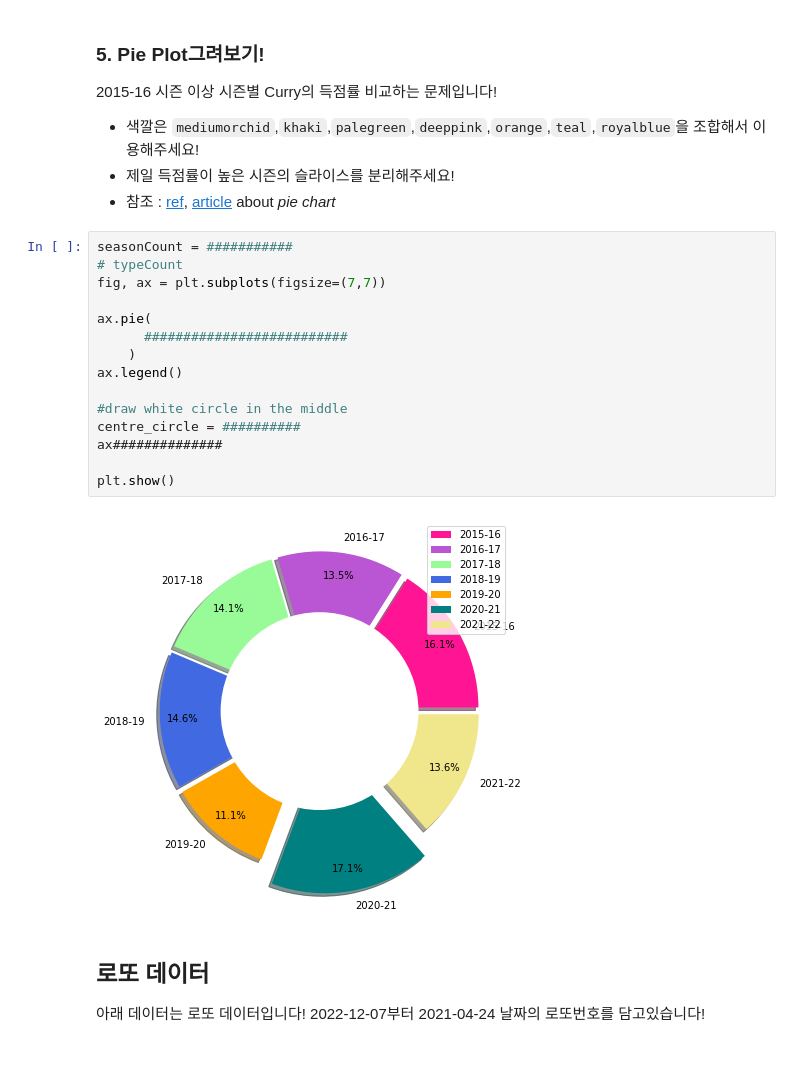
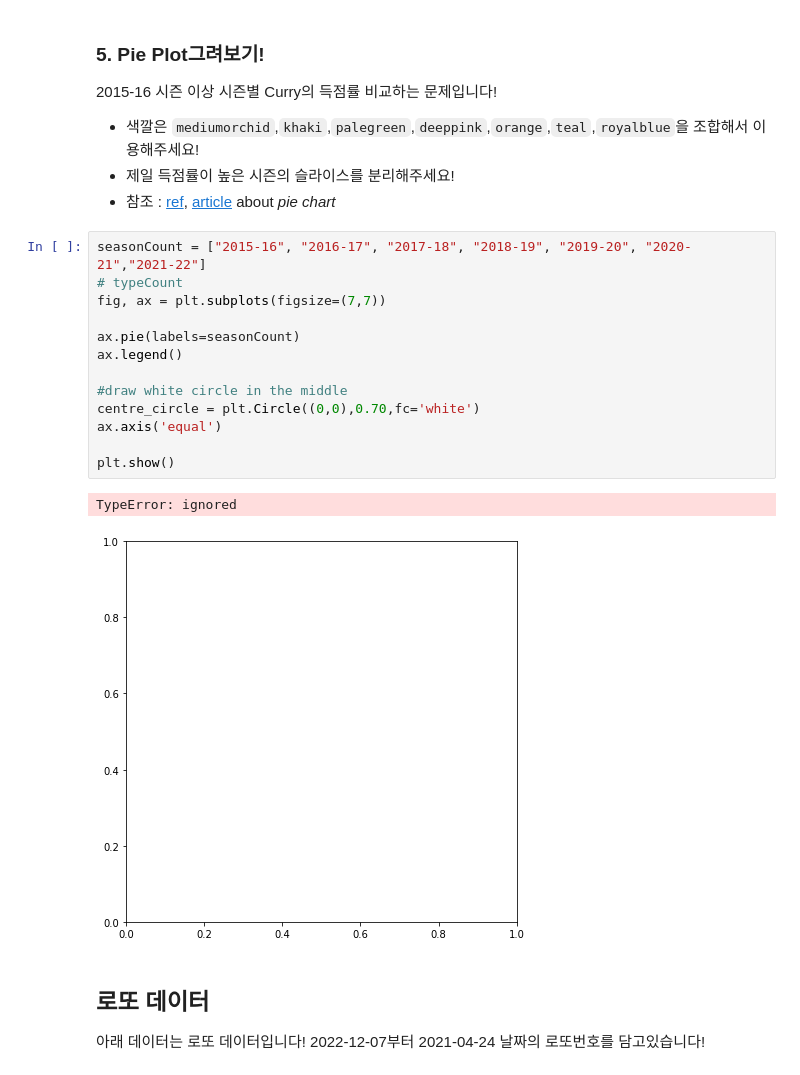
Before and after one commit to akwoals/DAP, a Jupyter notebook: lecture4.ipynb, the cells around one changed output. Cells and saved outputs as stored; diff of their text form.

```diff
--- a/lecture4.ipynb
+++ b/lecture4.ipynb
@@ -386,22 +407,21 @@ plt.show()
 - 제일 득점률이 높은 시즌의 슬라이스를 분리해주세요!
 - 참조 : [ref](https://matplotlib.org/stable/api/_as_gen/matplotlib.pyplot.pie.html),  [article](https://medium.com/@kvnamipara/a-better-visualisation-of-pie-charts-by-matplotlib-935b7667d77f) about *pie chart*
 # %%
-seasonCount = ###########
+seasonCount = ["2015-16", "2016-17", "2017-18", "2018-19", "2019-20", "2020-21","2021-22"]
 # typeCount
 fig, ax = plt.subplots(figsize=(7,7))
 
-ax.pie(
-      ##########################
-    )
+ax.pie(labels=seasonCount)
 ax.legend()
 
 #draw white circle in the middle
-centre_circle = ##########
-ax##############
+centre_circle = plt.Circle((0,0),0.70,fc='white')
+ax.axis('equal')
 
 plt.show()
 # %% [output]
+TypeError: ignored
-[figure, old version]
+[figure, new version]
 # %% [markdown]
 ## 로또 데이터
 아래 데이터는 로또 데이터입니다! 2022-12-07부터 2021-04-24 날짜의 로또번호를 담고있습니다!
```
Also changed, not shown: parts of 8 cells of this notebook.
